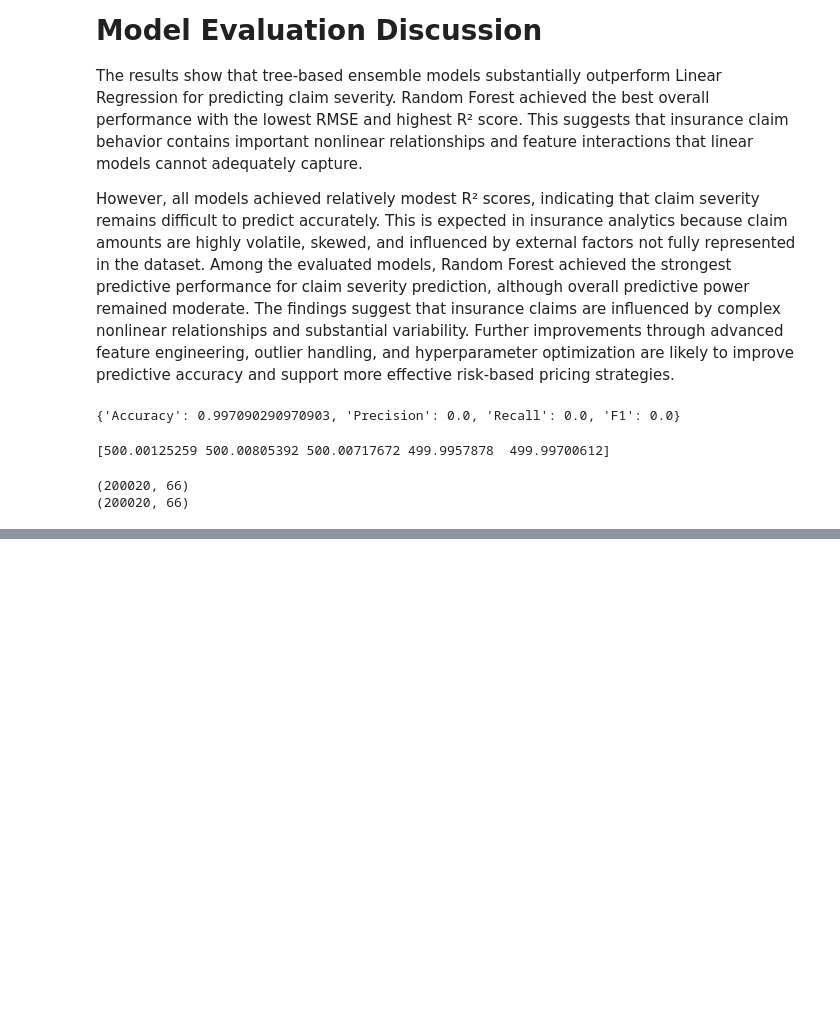
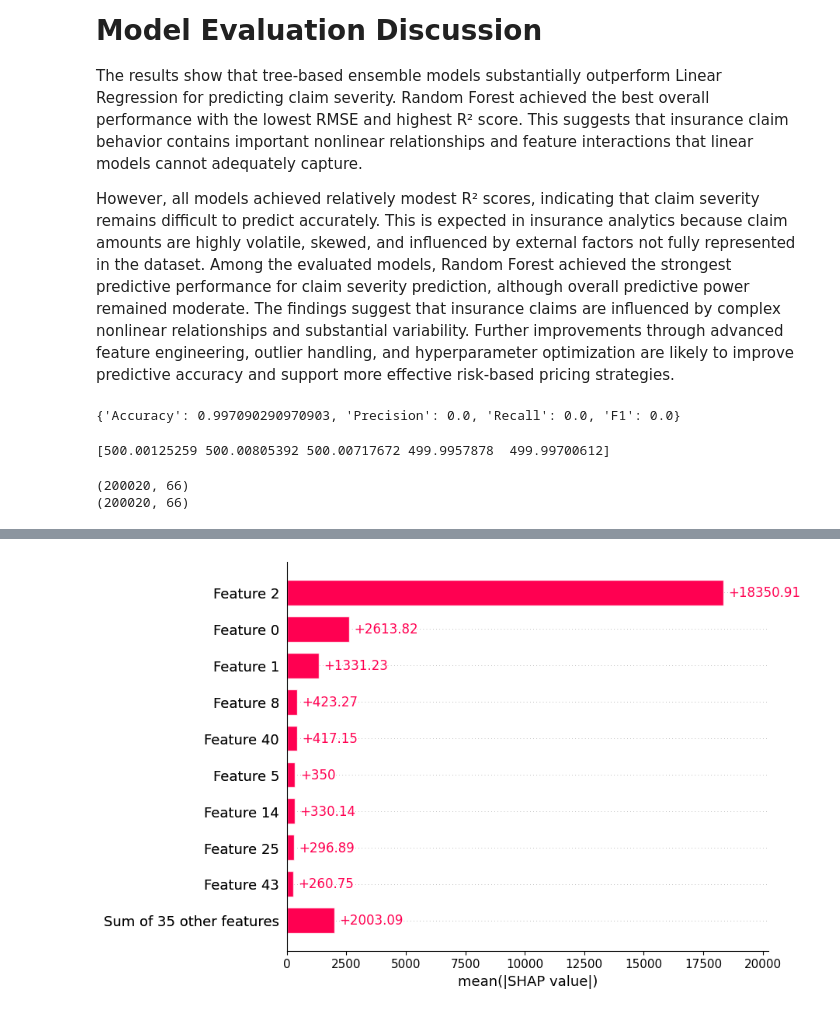
Before and after one commit to yenguandroid/Insurance-risk-analytics, a Jupyter notebook: notebooks/task4_modeling.ipynb, the cells around one changed output, grey strips where cells are left out. Cells and saved outputs as stored; diff of their text form; code cells hidden in the pictures; blank space fills up the shorter version.

```diff
--- a/notebooks/task4_modeling.ipynb
+++ b/notebooks/task4_modeling.ipynb
@@ -226,0 +297,8 @@ pd.DataFrame({
+# %%
+# SHAP Bar Plot
+shap.plots.bar(
+    shap_values
+
+)
+# %% [output]
+[figure, added]
```
Also changed, not shown: parts of 8 cells of this notebook, 1 other file.
